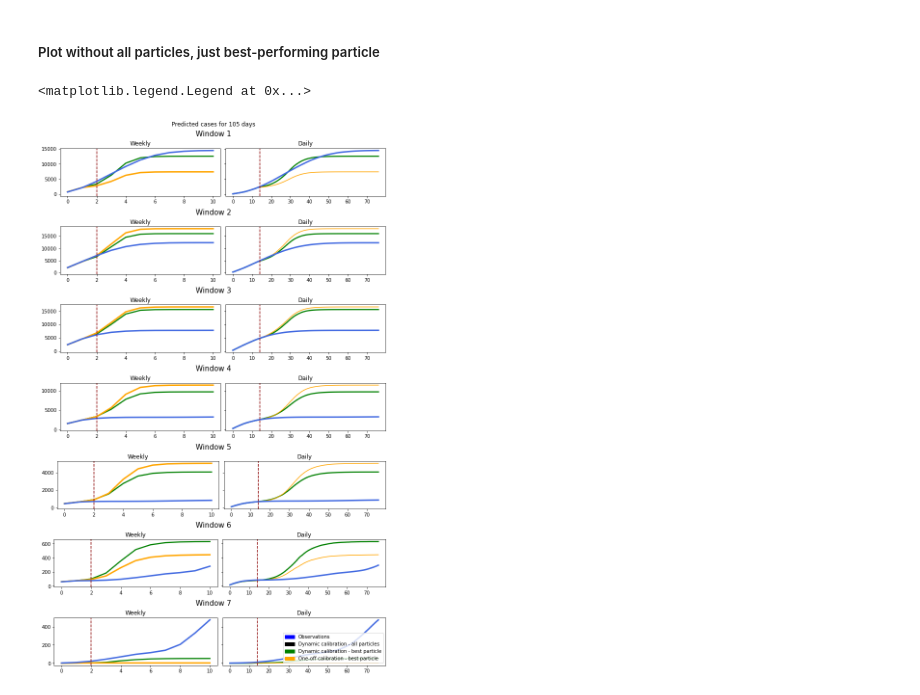
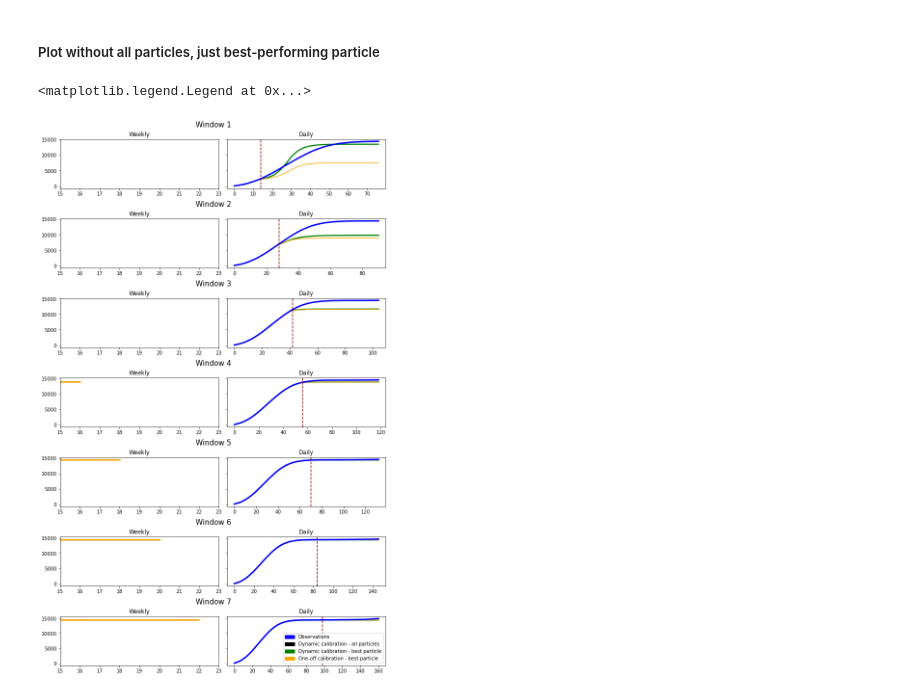
Before and after one commit to Urban-Analytics/RAMP-UA, a Jupyter notebook: experiments/calibration/AnalyseResults-DynamicCalibration_5pops,100particles.ipynb, the cells around one changed output. Cells and saved outputs as stored; diff of their text form; code cells hidden in the pictures.

```diff
--- a/experiments/calibration/AnalyseResults-DynamicCalibration_5pops,100particles.ipynb
+++ b/experiments/calibration/AnalyseResults-DynamicCalibration_5pops,100particles.ipynb
@@ -741,18 +867,0 @@ plt.legend(handles=[blue_patch, black_patch, green_patch,  orange_patch], loc="l
-# %%
-fig,ax= plt.subplots()
-
-for windows_i in [0,1,2,3,4,5,6,7,8,9]:
-    # Get the run length associated with this window
-    run_length = (windows_i + 1) *14
-
-    # Plot observations
-    start_day = run_length -14
-    end_day = 63  + start_day
-    ax.plot(cases_devon_daily_raw_values['OriginalCases'][start_day:end_day].index, cases_devon_daily_raw_values['OriginalCases'][start_day:end_day].cumsum().values, label="Observations", linewidth = 3, color="royalblue")
-    ax.set_title('Daily')
-
-    # move on to next window
-    windows_i = windows_i+1
-
-windows= list(window_lengths_dict.keys())[:-1]
-windows
@@ -762,9 +868,11 @@ windows
 # %% [markdown]
 ##### Plot without all particles, just best-performing particle
 # %%
+windows= list(window_lengths_dict.keys())[:-1]
+
 # create 3x1 subplots
 fig, axs = plt.subplots(nrows=len(windows_dict)-1, ncols=1, constrained_layout=True, figsize = (10,16))
-fig.suptitle('Predicted cases for 105 days')
+#fig.suptitle('Predicted cases for 105 days')
 
 # clear subplots
 for ax in axs:
@@ -786,8 +894,8 @@ for row, subfig in enumerate(subfigs):
     this_windows_dict = windows_dict[windows[windows_i]]
 
     # Get the data from the one-off calibration for this window
-    oneoff_calib_best_params_modelled_weekly = oneoff_calib_best_params_modelled_weekly_dict["{}days".format(run_length)]
-    oneoff_calib_best_params_modelled_daily = oneoff_calib_best_params_modelled_daily_dict["{}days".format(run_length)]
+    oneoff_calib_best_params_modelled_weekly = oneoff_calib_best_params_modelled_weekly_dict["w{}".format(windows_i+1)]
+    oneoff_calib_best_params_modelled_daily = oneoff_calib_best_params_modelled_daily_dict["w{}".format(windows_i+1)]
 
     # Add 2 plots, one for daily, one for weekly
     for col, ax in enumerate(axs):
@@ -801,41 +909,45 @@ for row, subfig in enumerate(subfigs):
             x = range(len(this_windows_dict['sim'][0]))
             ### Dyanamic calibration
             # Plot model predictions from best performing particle
             dynamic_calib_best_params_modelled_weekly = dynamic_calib_best_params_modelled_weekly_dict[windows[windows_i]]
             ax.plot(range(len(dynamic_calib_best_params_modelled_weekly)), dynamic_calib_best_params_modelled_weekly, label="BestParams - {}".format(window), color='green',
-                  linestyle='solid', linewidth =2.5)
+                 linestyle='solid', linewidth =2.5)
             ### One-off calibration
             # plot model predictions
             ax.plot(x, oneoff_calib_best_params_modelled_weekly, label="sim", color="orange", linewidth = 3)
             # Plot observations
             start_week = int((run_length/7)) -2
-            end_week = int((ITERATIONS/7))+ start_week
-            ax.plot(x, cases_devon_weekly_raw_values['OriginalCases'][start_week:end_week].cumsum().values, label="Observations", linewidth=3, color="royalblue")
+            end_week = int((63/7))+ start_week
+            #ax.plot(x, cases_devon_daily_summed_weekly[0:int((63 + run_length)/7)], label="Observations", linewidth=3, color="blue")
             ax.set_title('Weekly')
-            ax.axvline(x=2, color = 'darkred', linestyle = 'dashed')
-        # PLot daily data
+            ax.axvline(x= ((windows_i+1) * 14)/7, color = 'darkred', linestyle = 'dashed')
+            ax.set_xlim([15, len(windows_dict[windows[-1]]['sim'][0])])
+#         # PLot daily data
         elif col ==1:
             x = range(len(OpenCLRunner.get_cumulative_daily_infections(this_windows_dict['summaries'][1])))
             ### Dynamic calibration
+            # Plot model predictions for each particle in final population
             # Plot model predictions from best performing particle
             dynamic_calib_best_params_modelled_daily = dynamic_calib_best_params_modelled_daily_dict[windows[windows_i]]
             ax.plot(range(len(dynamic_calib_best_params_modelled_daily)), dynamic_calib_best_params_modelled_daily, label="BestParams - {}".format(window), color='green',
                   linestyle='solid', linewidth =2.5)
             ### One-off calibration
             # plot model predictions
             ax.plot(x, oneoff_calib_best_params_modelled_daily, label="sim", color="orange")
             # Plot observations
-            start_day = run_length -14
-            end_day = ITERATIONS  + start_day
-            ax.plot(x, cases_devon_daily_raw_values['OriginalCases'][start_day:end_day].cumsum().values, label="Observations", linewidth = 3, color="royalblue")
+            ax.plot(x, cases_devon_daily[0:(63+run_length)], label="Observations", linewidth = 3, color="blue")
             ax.set_title('Daily')
-            ax.axvline(x=14, color = 'darkred', linestyle = 'dashed')
-
+            ax.axvline(x= (windows_i+1) * 14, color = 'darkred', linestyle = 'dashed')
+            #ax.set_xlim([0, len(OpenCLRunner.get_cumulative_daily_infections(windows_dict[windows[-1]]['summaries'][1]))])
     # move on to next window
     windows_i = windows_i+1
 
 # Create patches for legend
+black_patch = mpatches.Patch(color='black', label='Dynamic calibration - all particles')
+blue_patch = mpatches.Patch(color='blue', label='Observations')
+orange_patch = mpatches.Patch(color='orange', label='One-off calibration - best particle')
+green_patch = mpatches.Patch(color='green', label='Dynamic calibration - best particle')
 plt.legend(handles=[blue_patch, black_patch, green_patch,  orange_patch], loc="lower right", fontsize= 10)#, bbox_to_anchor=(2.2, 8.6))
 # %% [output]
 <matplotlib.legend.Legend at 0x...>
-[figure, old version]
+[figure, new version]
```
Also changed, not shown: parts of 9 cells of this notebook, 2 other files.
